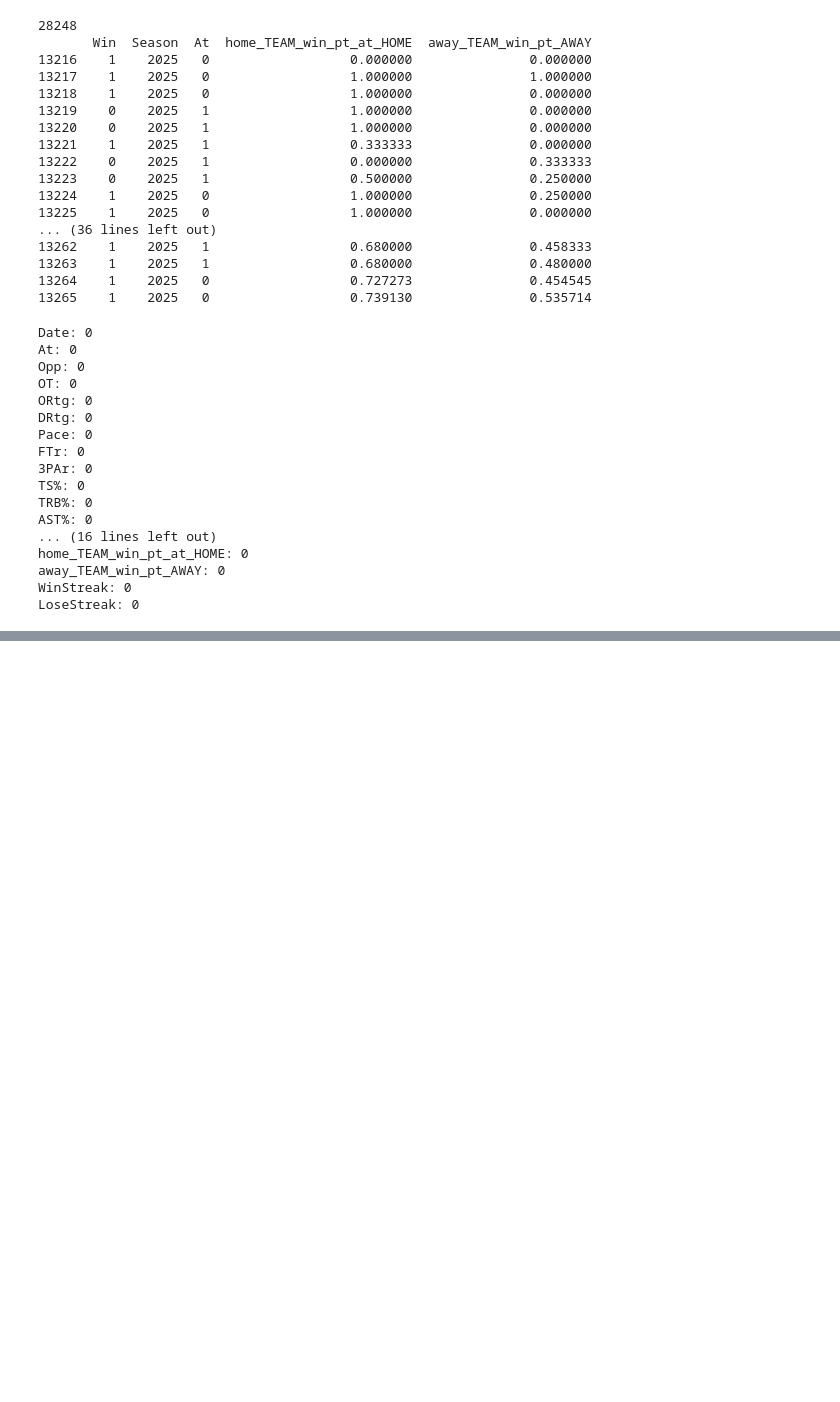
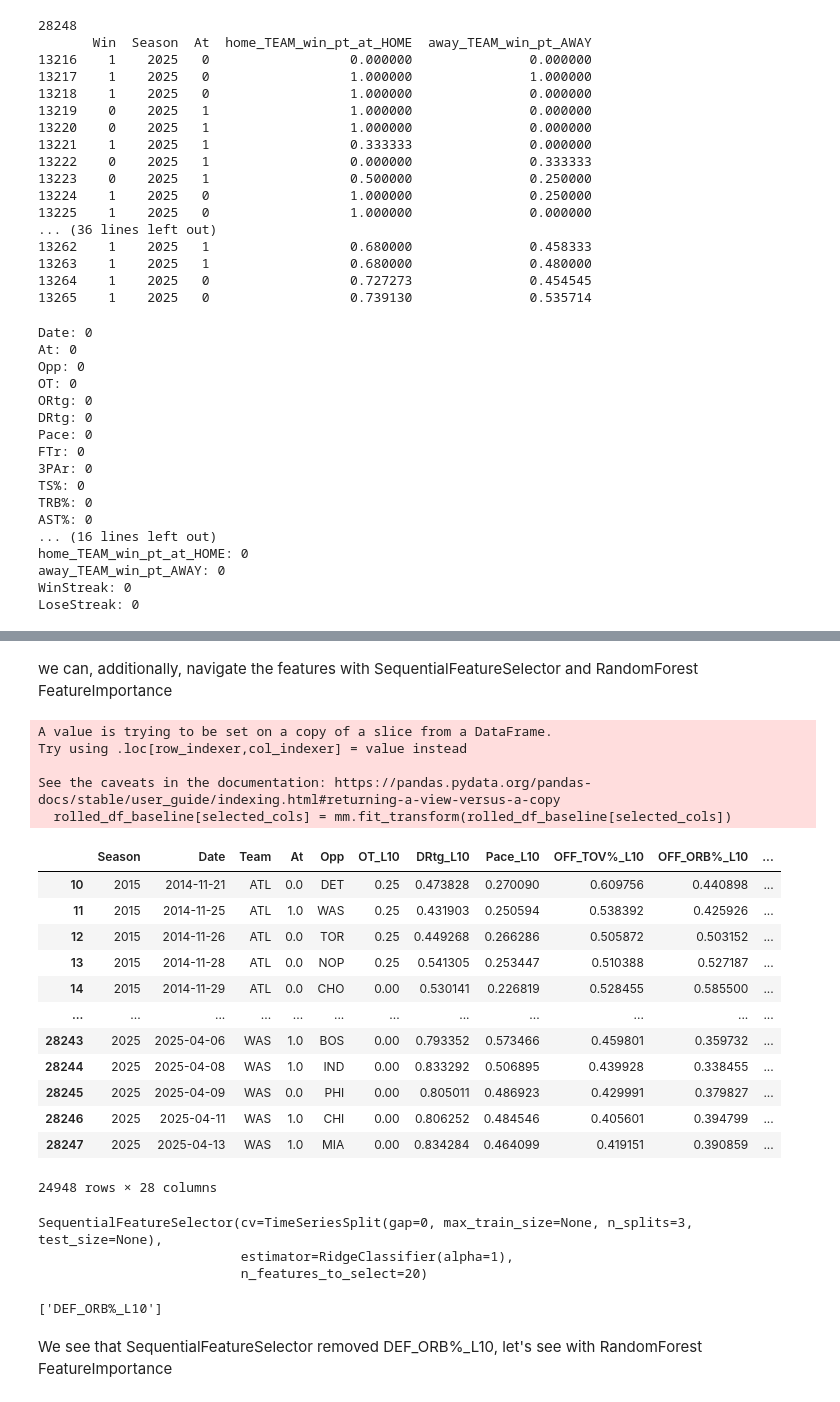
Before and after one commit to LuigiGonnella/NBA-Predictor, a Jupyter notebook: notebooks/01-exploration.ipynb, the cells around one changed output, grey strips where cells are left out. Saved outputs shown, nothing was run; the diff lists cells and outputs as text; code cells hidden in the pictures; blank space fills up the shorter version.

Commit message:
implemented baseline model

```diff
--- a/notebooks/01-exploration.ipynb
+++ b/notebooks/01-exploration.ipynb
@@ -427,0 +582,6 @@ LoseStreak: 0
+# %%
+#now we can mantafilter out from the df in only one feature from each pair (e.g. all the keys)
+feature_to_remove = list(filtered_out.keys())
+feature_to_mantain = [col for col in list(rolled_df_without_opponent_stats.columns) if col not in feature_to_remove]
+print(feature_to_mantain)
+print(len(feature_to_mantain))
@@ -427,0 +591,3 @@ LoseStreak: 0
+# %%
+rolled_df_baseline = rolled_df_without_opponent_stats[feature_to_mantain]
+rolled_df_baseline.head()
@@ -427,0 +602,54 @@ LoseStreak: 0
+# %% [markdown]
+we can, additionally, navigate the features with SequentialFeatureSelector and RandomForest FeatureImportance
+# %%
+from sklearn.model_selection import TimeSeriesSplit
+from sklearn.feature_selection import SequentialFeatureSelector
+from sklearn.linear_model import RidgeClassifier
+
+rr = RidgeClassifier(alpha=1)
+split=TimeSeriesSplit(n_splits=3)
+
+sfs = SequentialFeatureSelector(rr, n_features_to_select=20, direction='forward', cv=split)
+
+removed_col = ['Season', 'Date', 'Team', 'Opp', 'Win', 'Opp_encoded', 'Team_encoded']
+selected_cols = [col for col in list(rolled_df_baseline.columns) if col not in removed_col]
+
+from sklearn.preprocessing import MinMaxScaler
+
+mm = MinMaxScaler()
+rolled_df_baseline[selected_cols] = mm.fit_transform(rolled_df_baseline[selected_cols])
+# %% [output]
+A value is trying to be set on a copy of a slice from a DataFrame.
+Try using .loc[row_indexer,col_indexer] = value instead
+
+See the caveats in the documentation: https://pandas.pydata.org/pandas-docs/stable/user_guide/indexing.html#returning-a-view-versus-a-copy
+  rolled_df_baseline[selected_cols] = mm.fit_transform(rolled_df_baseline[selected_cols])
+# %%
+rolled_df_baseline
+# %% [output]
+|  | Season | Date | Team | At | Opp | OT_L10 | DRtg_L10 | Pace_L10 | OFF_TOV%_L10 | OFF_ORB%_L10 | ... |
+| 10 | 2015 | 2014-11-21 | ATL | 0.0 | DET | 0.25 | 0.473828 | 0.270090 | 0.609756 | 0.440898 | ... |
+| 11 | 2015 | 2014-11-25 | ATL | 1.0 | WAS | 0.25 | 0.431903 | 0.250594 | 0.538392 | 0.425926 | ... |
+| 12 | 2015 | 2014-11-26 | ATL | 0.0 | TOR | 0.25 | 0.449268 | 0.266286 | 0.505872 | 0.503152 | ... |
+| 13 | 2015 | 2014-11-28 | ATL | 0.0 | NOP | 0.25 | 0.541305 | 0.253447 | 0.510388 | 0.527187 | ... |
+| 14 | 2015 | 2014-11-29 | ATL | 0.0 | CHO | 0.00 | 0.530141 | 0.226819 | 0.528455 | 0.585500 | ... |
+| ... | ... | ... | ... | ... | ... | ... | ... | ... | ... | ... | ... |
+| 28243 | 2025 | 2025-04-06 | WAS | 1.0 | BOS | 0.00 | 0.793352 | 0.573466 | 0.459801 | 0.359732 | ... |
+| 28244 | 2025 | 2025-04-08 | WAS | 1.0 | IND | 0.00 | 0.833292 | 0.506895 | 0.439928 | 0.338455 | ... |
+| 28245 | 2025 | 2025-04-09 | WAS | 0.0 | PHI | 0.00 | 0.805011 | 0.486923 | 0.429991 | 0.379827 | ... |
+| 28246 | 2025 | 2025-04-11 | WAS | 1.0 | CHI | 0.00 | 0.806252 | 0.484546 | 0.405601 | 0.394799 | ... |
+| 28247 | 2025 | 2025-04-13 | WAS | 1.0 | MIA | 0.00 | 0.834284 | 0.464099 | 0.419151 | 0.390859 | ... |
+24948 rows × 28 columns
+# %%
+sfs.fit(rolled_df_baseline[selected_cols], rolled_df_baseline['Win'])
+# %% [output]
+SequentialFeatureSelector(cv=TimeSeriesSplit(gap=0, max_train_size=None, n_splits=3, test_size=None),
+                          estimator=RidgeClassifier(alpha=1),
+                          n_features_to_select=20)
+# %%
+predictors = [col for col, selected in zip(selected_cols, sfs.get_support()) if selected]
+print([col for col in selected_cols if col not in predictors])
+# %% [output]
+['DEF_ORB%_L10']
+# %% [markdown]
+We see that SequentialFeatureSelector removed DEF_ORB%_L10, let's see with RandomForest FeatureImportance
```
Also changed, not shown: parts of 34 cells of this notebook.
